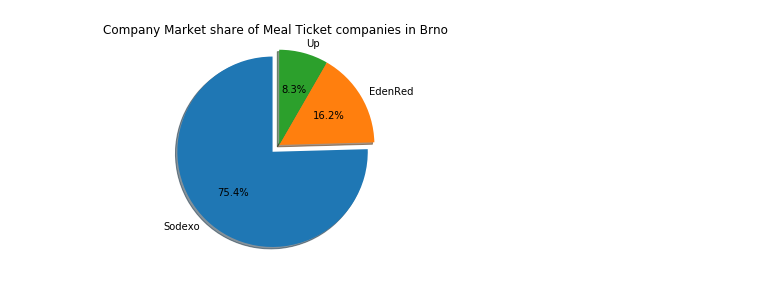
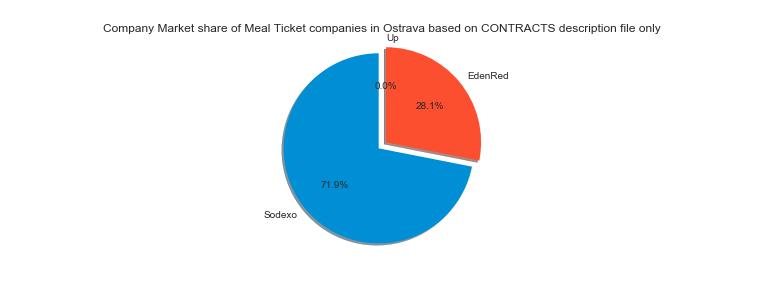
Before and after one commit to azm-gh/Basic-Data-analysis---Govt-spending, a Jupyter notebook: Government Data Set Analysis.ipynb, the cells around one changed output. Saved outputs shown, nothing was run; the diff lists cells and outputs as text; code cells hidden in the pictures.

```diff
--- a/Government Data Set Analysis.ipynb
+++ b/Government Data Set Analysis.ipynb
@@ -26,6 +32,8 @@ import datetime as dt
 import numpy as np
 import matplotlib.pyplot as plt
 
+plt.style.use('seaborn-dark')
+
 # This is an IPython command.  It puts plots here in the notebook, rather than  a separate window.
 %matplotlib inline
 
@@ -160,16 +306,29 @@ PieChartBr = pd.DataFrame(MarketShareBr, columns=['Company Name', 'PaidTotal'])
 # %%
-sizes = PieChartBr['PaidTotal']
-labels = PieChartBr['Company Name']
+# Market share for ostrava
+
+Ostrava = df.loc[df.Subject.str.contains("Ostrava", na=False)]
+Sodexo_Os = Ostrava.loc[Ostrava['SupplierIC'] == 61860476, 'PricePaid'].sum()
+Edenred_Os = Ostrava.loc[Ostrava['SupplierIC'] == 24745391, 'PricePaid'].sum()
+Up_Os = Ostrava.loc[Ostrava['SupplierIC'] == 62913671, 'PricePaid'].sum()
+
+MarketShareOs = {'Company Name': ['Sodexo', 'EdenRed', 'Up'],
+                   'PaidTotal': [Sodexo_Os, Edenred_Os, Up_Os]}
+
+PieChartOs = pd.DataFrame(MarketShareOs, columns=['Company Name', 'PaidTotal'])
+
+
+sizes = PieChartOs['PaidTotal']
+labels = PieChartOs['Company Name']
 explode = (0.1, 0, 0)
 
 fig1, ax1 = plt.subplots()
 ax1.pie(sizes, explode=explode, labels=labels, autopct='%1.1f%%',
         shadow=True, startangle=90)
 
 # Equal aspect ratio ensures that pie is drawn as a circle.
 ax1.axis('equal')
 # https://cs.wikipedia.org/wiki/Stravenka
-ax1.set_title("Company Market share of Meal Ticket companies in Brno")
+ax1.set_title("Company Market share of Meal Ticket companies in Ostrava based on CONTRACTS description file only")
 plt.show()
 # %% [output]
-[figure, old version]
+[figure, new version]
```
Also changed, not shown: parts of 21 cells of this notebook.
